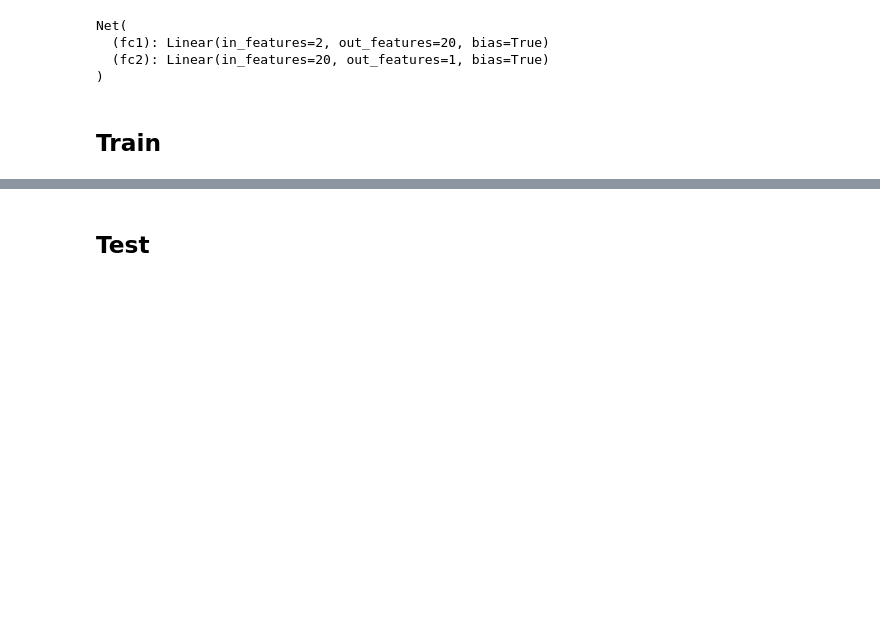
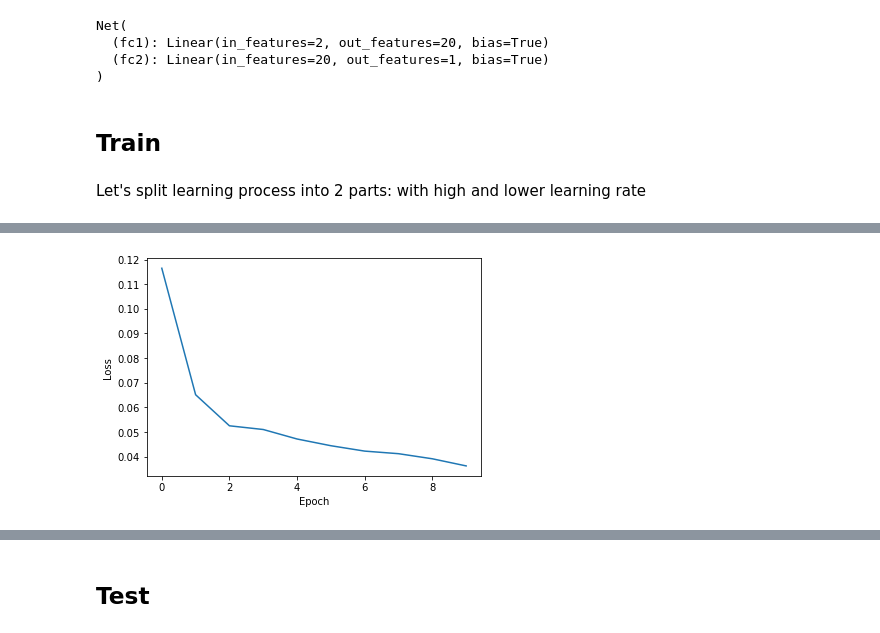
Before and after one commit to ivan-shargin/cvr_course, a Jupyter notebook: notebooks/nn_sem5_pt2_hw5.ipynb, the cells around one changed output, grey strips where cells are left out. Cells and saved outputs as stored; diff of their text form; code cells hidden in the pictures; blank space fills up the shorter version.

```diff
--- a/notebooks/nn_sem5_pt2_hw5.ipynb
+++ b/notebooks/nn_sem5_pt2_hw5.ipynb
@@ -202,3 +200,14 @@ Net(
 )
 # %% [markdown]
 ## Train
+# %% [markdown]
+Let's split learning process into 2 parts: with high and lower learning rate
+# %%
+# learning first epochs with high rate
+EPOCHS_TO_TRAIN = 10
+train(network=net,
+      train_dataset=data,
+      epochs=EPOCHS_TO_TRAIN,
+      criterion=nn.MSELoss(), #BCELoss, CrossEntropyLoss MSELoss
+      optimizer=optim.SGD(net.parameters(), lr=0.1))
+# %% [output]
@@ -205 +224,2 @@ Net(
+[figure, added]
 # %%
```
Also changed, not shown: parts of 20 cells of this notebook.
